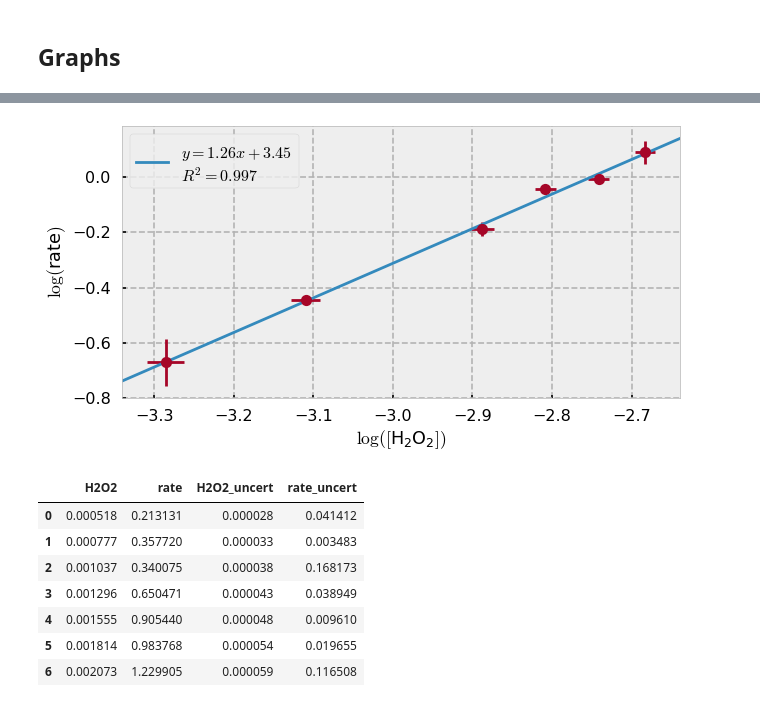
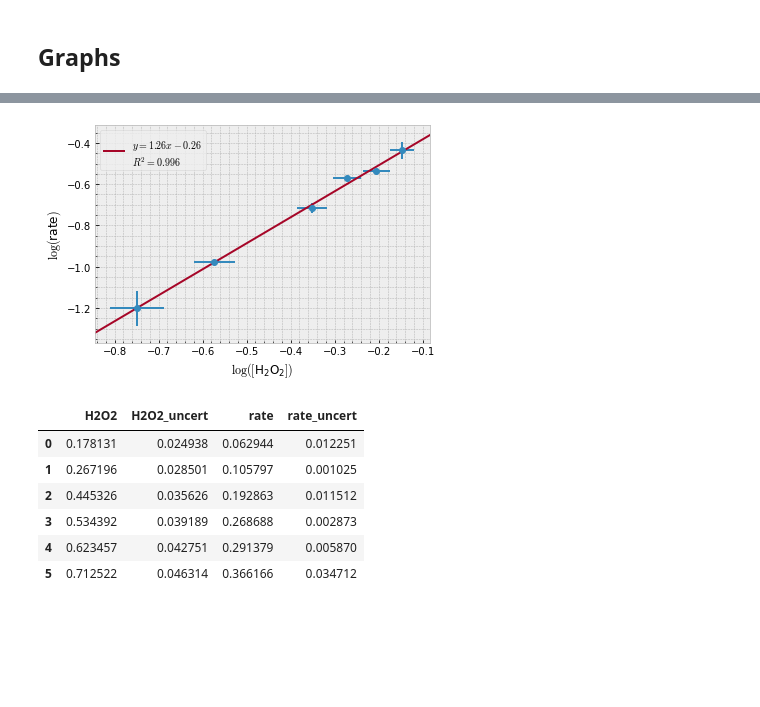
Before and after one commit to Pyxidatol-C/ChemIA, a Jupyter notebook: data/data.ipynb, the cells around one changed output, grey strips where cells are left out. Saved outputs shown, nothing was run; the diff lists cells and outputs as text; code cells hidden in the pictures; blank space fills up the shorter version.

```diff
--- a/data/data.ipynb
+++ b/data/data.ipynb
@@ -188,2 +199,12 @@ dtype: float64
 # %% [markdown]
 ## Graphs
+# %%
+m_H2O2 = 3  # g
+m_sol = 100  # g
+rho_sol = 1.01  # g/cm^3
+
+v_sol = m_sol / rho_sol  # cm^3
+n_H2O2 = 3 / (1.01 * 2 + 16.00 * 2)
+
+c_H2O2 = n_H2O2 / (v_sol/1000)
+c_H2O2
@@ -190,3 +213,9 @@ dtype: float64
+# %%
+def xerr(v_h2o2, v_cat=1, v_total=5):
+    v_h2o = v_total - v_h2o2 - v_cat
+    perc_err = 0.05*2 / v_h2o2 + (0.05*2 + 0.05 + 0.05) / v_total
+    val = v_h2o2 / v_total * c_H2O2
+    return perc_err * val
 # %%
 xs = []
 ys = []
@@ -288,3 +331,9 @@ plt.show()
+# %%
+# Discard 1 trial
+xs = np.delete(xs, 2)
+ys = np.delete(ys, 2)
+xerrs = np.delete(xerrs, 2)
+yerrs = np.delete(yerrs, 2);
 # %%
 plt.figure()
 
@@ -325,42 +372,42 @@ plt.show()
 # %%
 plt.figure()
 
-for i in range(len(xs)):
-    plt.errorbar(
-        x=np.log10(xs[i]),
-        y=np.log10(ys[i]),
-        xerr=xerrs[i] / xs[i] / np.log(10),
-        yerr=yerrs[i] / ys[i] / np.log(10),
-        marker='o',
-        color='C1'
-    )
 
+plt.errorbar(
+    x=np.log10(xs),
+    y=np.log10(ys),
+    xerr=xerrs / xs/np.log(10),
+    yerr=yerrs / ys/np.log(10),
+    fmt='o',
+)
+
+xlim_min, xlim_max = plt.gca().get_xlim()
 slope, y_intercept, *_ = linregress(np.log10(xs), np.log10(ys))
-xlim_min, xlim_max = plt.gca().get_xlim()
 r2 = r2_score(np.log10(ys), slope * np.log10(xs) + y_intercept)
 xs_ = np.linspace(xlim_min, xlim_max)
 plt.plot(xs_, slope * xs_ + y_intercept,
          label="$y = {: .2f}x {:+.2f}$\n$R^2={:.3f}$".format(slope, y_intercept, r2))
 plt.xlim(xlim_min, xlim_max)
 
 plt.xlabel("$\log ([\mathregular{H_2O_2}])$")
 plt.ylabel("$\log (\mathregular{rate})$")
-# plt.title("$\mathregular{FeCl_3}$-catalysed decomposition of $\mathregular{H_2O_2}$")
+
+plt.minorticks_on()
+plt.grid(which='minor')
 
 plt.legend()
 
 plt.show()
 # %% [output]
-[figure, old version]
+[figure, new version]
 # %%
-data = pd.DataFrame({'H2O2': xs, 'rate': ys, 'H2O2_uncert': xerrs, 'rate_uncert': yerrs})
+data = pd.DataFrame({'H2O2': xs, 'H2O2_uncert': xerrs, 'rate': ys, 'rate_uncert': yerrs})
 data
 # %% [output]
-|  | H2O2 | rate | H2O2_uncert | rate_uncert |
-| 0 | 0.000518 | 0.213131 | 0.000028 | 0.041412 |
-| 1 | 0.000777 | 0.357720 | 0.000033 | 0.003483 |
-| 2 | 0.001037 | 0.340075 | 0.000038 | 0.168173 |
-| 3 | 0.001296 | 0.650471 | 0.000043 | 0.038949 |
-| 4 | 0.001555 | 0.905440 | 0.000048 | 0.009610 |
-| 5 | 0.001814 | 0.983768 | 0.000054 | 0.019655 |
-| 6 | 0.002073 | 1.229905 | 0.000059 | 0.116508 |
+|  | H2O2 | H2O2_uncert | rate | rate_uncert |
+| 0 | 0.178131 | 0.024938 | 0.062944 | 0.012251 |
+| 1 | 0.267196 | 0.028501 | 0.105797 | 0.001025 |
+| 2 | 0.445326 | 0.035626 | 0.192863 | 0.011512 |
+| 3 | 0.534392 | 0.039189 | 0.268688 | 0.002873 |
+| 4 | 0.623457 | 0.042751 | 0.291379 | 0.005870 |
+| 5 | 0.712522 | 0.046314 | 0.366166 | 0.034712 |
```
Also changed, not shown: parts of 19 cells of this notebook, 9 other files.
